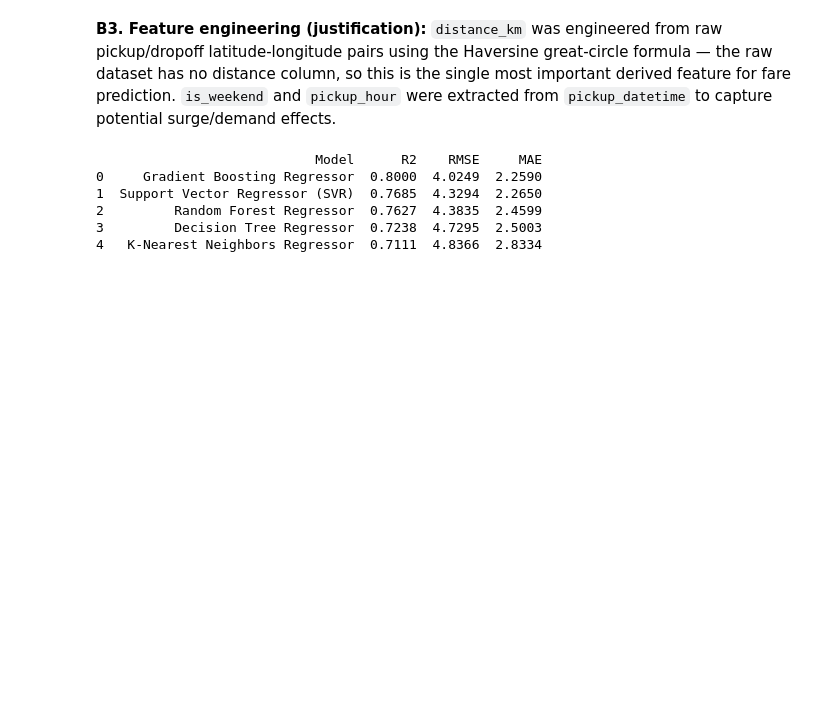
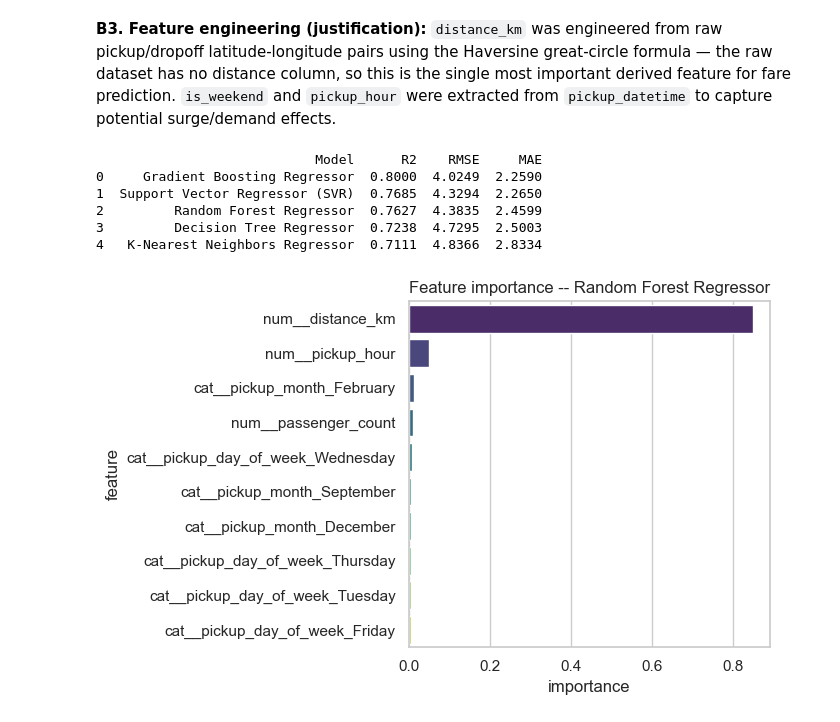
Before and after one commit to Pranava-M/ML_Capstone_Gig_Workers, a Jupyter notebook: Regression2.ipynb, the cells around one changed output. Saved outputs shown, nothing was run; the diff lists cells and outputs as text; code cells hidden in the pictures; blank space fills up the shorter version.

Commit message:
added the feature importance for the random forest and also did few changes

```diff
--- a/Regression2.ipynb
+++ b/Regression2.ipynb
@@ -209,3 +223,17 @@ print(results_p2_df.round(4))
 2         Random Forest Regressor  0.7627  4.3835  2.4599
 3         Decision Tree Regressor  0.7238  4.7295  2.5003
 4   K-Nearest Neighbors Regressor  0.7111  4.8366  2.8334
+# %%
+# Feature importance for the Random Forest (tree-based model owned by Person 2)
+rf_pipe = fitted_p2['Random Forest Regressor']
+feat_names = rf_pipe.named_steps['prep'].get_feature_names_out()
+imp = rf_pipe.named_steps['model'].feature_importances_
+imp_df = pd.DataFrame({'feature': feat_names, 'importance': imp}).sort_values('importance', ascending=False).head(10)
+
+fig, ax = plt.subplots(figsize=(7, 4.5))
+sns.barplot(data=imp_df, y='feature', x='importance', hue='feature', palette='viridis', legend=False, ax=ax)
+ax.set_title('Feature importance -- Random Forest Regressor')
+plt.tight_layout()
+plt.show()
+# %% [output]
+[figure, added]
```
Also changed, not shown: parts of 6 cells of this notebook.
